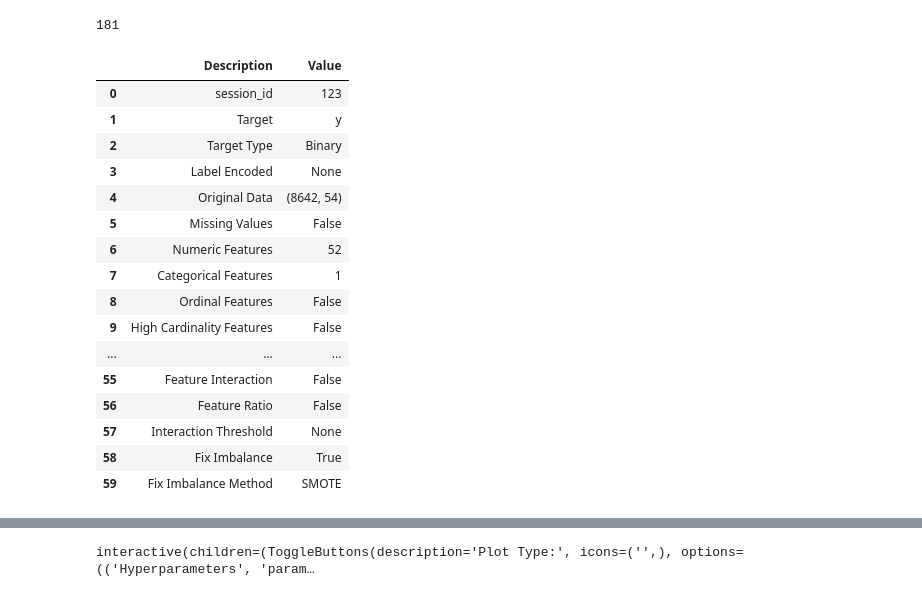
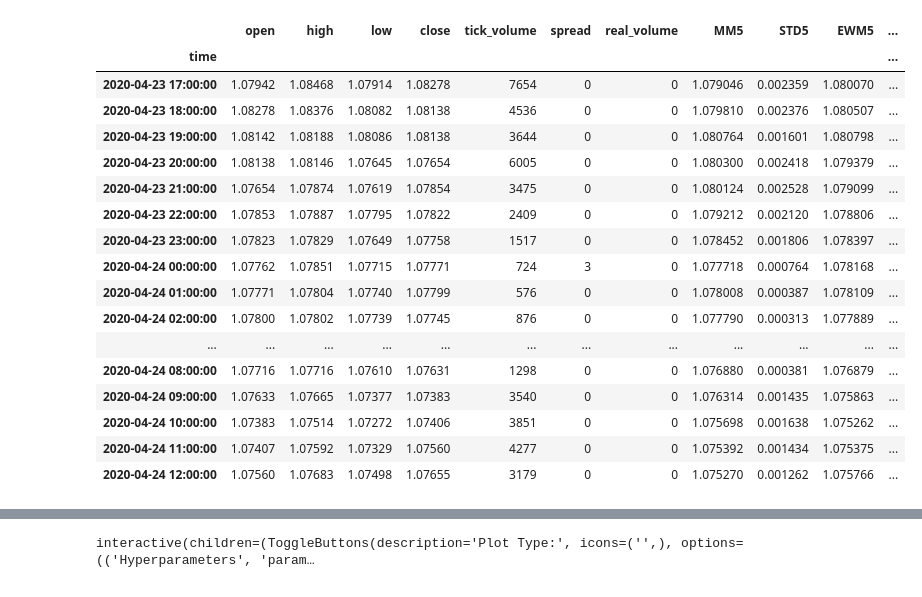
Before and after one commit to maiaufrrj/BRtrading, a Jupyter notebook: MetaTrader.ipynb, the cells around one changed output, grey strips where cells are left out. Cells and saved outputs as stored; diff of their text form; code cells hidden in the pictures.

```diff
--- a/MetaTrader.ipynb
+++ b/MetaTrader.ipynb
@@ -259,7 +257,24 @@ df = look_forward(df,alta_esperada,6) #target
 #definindo o target = alta
 df['y']=df['look_forward']
 del df['look_forward']
-# %%
-df.y.sum()
-# %% [output]
-181
+# %%
+df.head(20)
+# %% [output]
+|  | open | high | low | close | tick_volume | spread | real_volume | MM5 | STD5 | EWM5 | ... |
+| time |  |  |  |  |  |  |  |  |  |  | ... |
+| 2020-04-23 17:00:00 | 1.07942 | 1.08468 | 1.07914 | 1.08278 | 7654 | 0 | 0 | 1.079046 | 0.002359 | 1.080070 | ... |
+| 2020-04-23 18:00:00 | 1.08278 | 1.08376 | 1.08082 | 1.08138 | 4536 | 0 | 0 | 1.079810 | 0.002376 | 1.080507 | ... |
+| 2020-04-23 19:00:00 | 1.08142 | 1.08188 | 1.08086 | 1.08138 | 3644 | 0 | 0 | 1.080764 | 0.001601 | 1.080798 | ... |
+| 2020-04-23 20:00:00 | 1.08138 | 1.08146 | 1.07645 | 1.07654 | 6005 | 0 | 0 | 1.080300 | 0.002418 | 1.079379 | ... |
+| 2020-04-23 21:00:00 | 1.07654 | 1.07874 | 1.07619 | 1.07854 | 3475 | 0 | 0 | 1.080124 | 0.002528 | 1.079099 | ... |
+| 2020-04-23 22:00:00 | 1.07853 | 1.07887 | 1.07795 | 1.07822 | 2409 | 0 | 0 | 1.079212 | 0.002120 | 1.078806 | ... |
+| 2020-04-23 23:00:00 | 1.07823 | 1.07829 | 1.07649 | 1.07758 | 1517 | 0 | 0 | 1.078452 | 0.001806 | 1.078397 | ... |
+| 2020-04-24 00:00:00 | 1.07762 | 1.07851 | 1.07715 | 1.07771 | 724 | 3 | 0 | 1.077718 | 0.000764 | 1.078168 | ... |
+| 2020-04-24 01:00:00 | 1.07771 | 1.07804 | 1.07740 | 1.07799 | 576 | 0 | 0 | 1.078008 | 0.000387 | 1.078109 | ... |
+| 2020-04-24 02:00:00 | 1.07800 | 1.07802 | 1.07739 | 1.07745 | 876 | 0 | 0 | 1.077790 | 0.000313 | 1.077889 | ... |
+| ... | ... | ... | ... | ... | ... | ... | ... | ... | ... | ... | ... |
+| 2020-04-24 08:00:00 | 1.07716 | 1.07716 | 1.07610 | 1.07631 | 1298 | 0 | 0 | 1.076880 | 0.000381 | 1.076879 | ... |
+| 2020-04-24 09:00:00 | 1.07633 | 1.07665 | 1.07377 | 1.07383 | 3540 | 0 | 0 | 1.076314 | 0.001435 | 1.075863 | ... |
+| 2020-04-24 10:00:00 | 1.07383 | 1.07514 | 1.07272 | 1.07406 | 3851 | 0 | 0 | 1.075698 | 0.001638 | 1.075262 | ... |
+| 2020-04-24 11:00:00 | 1.07407 | 1.07592 | 1.07329 | 1.07560 | 4277 | 0 | 0 | 1.075392 | 0.001434 | 1.075375 | ... |
+| 2020-04-24 12:00:00 | 1.07560 | 1.07683 | 1.07498 | 1.07655 | 3179 | 0 | 0 | 1.075270 | 0.001262 | 1.075766 | ... |
@@ -279,39 +297,3 @@ df_train = df.iloc[:-(separar-1),:]
 
 X= df_train.iloc[:,:-1]  #da primeira à penultima (variáveis dependentes)
 y= df_train.iloc[:,-1]    #ultima coluna (dados de previsão)
-
-
-#exp_clf = setup(df_train, target = 'y', fold_strategy = 'timeseries', fold = 15, train_size=0.7, feature_selection = True, feature_selection_threshold = 0.70 ,session_id = 123)
-
-#balanceamento SMOTE
-exp_clf = setup(df_train,
-                target = 'y',
-                fold_strategy = 'timeseries',
-                fold = 15,
-                train_size=0.7,
-                feature_selection = True,
-                fix_imbalance = True,
-                feature_selection_threshold = 0.70,
-                remove_multicollinearity = True,
-                normalize = True,
-                session_id = 123)
-
-#transform_target = True ---item de regressao
-# %% [output]
-|  | Description | Value |
-| 0 | session_id | 123 |
-| 1 | Target | y |
-| 2 | Target Type | Binary |
-| 3 | Label Encoded | None |
-| 4 | Original Data | (8642, 54) |
-| 5 | Missing Values | False |
-| 6 | Numeric Features | 52 |
-| 7 | Categorical Features | 1 |
-| 8 | Ordinal Features | False |
-| 9 | High Cardinality Features | False |
-| ... | ... | ... |
-| 55 | Feature Interaction | False |
-| 56 | Feature Ratio | False |
-| 57 | Interaction Threshold | None |
-| 58 | Fix Imbalance | True |
-| 59 | Fix Imbalance Method | SMOTE |
```
Also changed, not shown: parts of 20 cells of this notebook.
